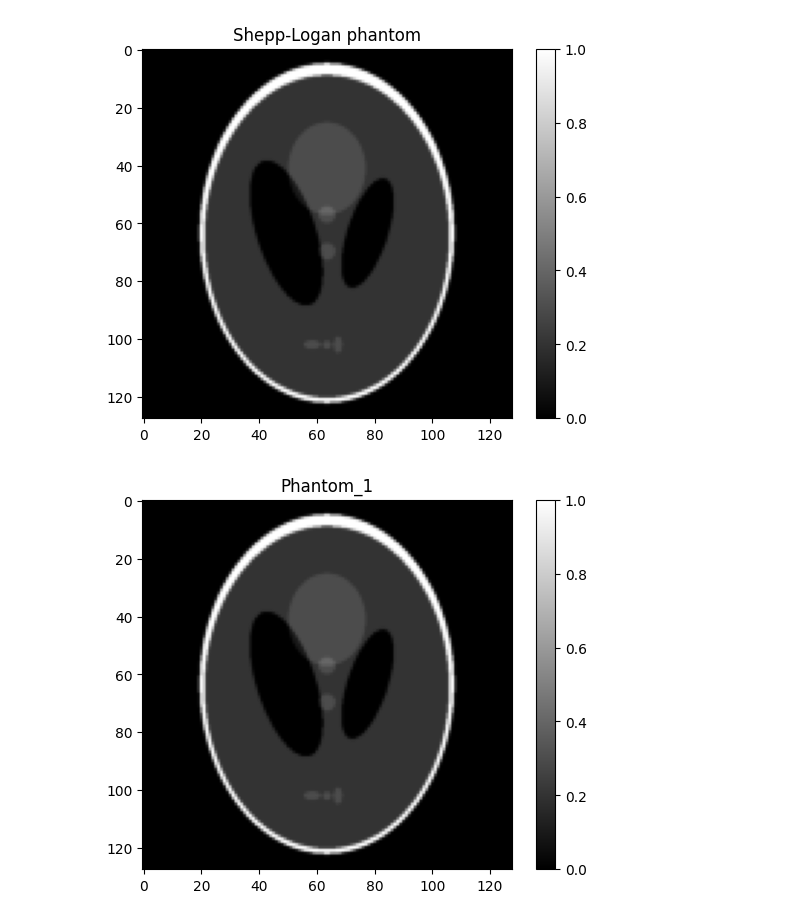
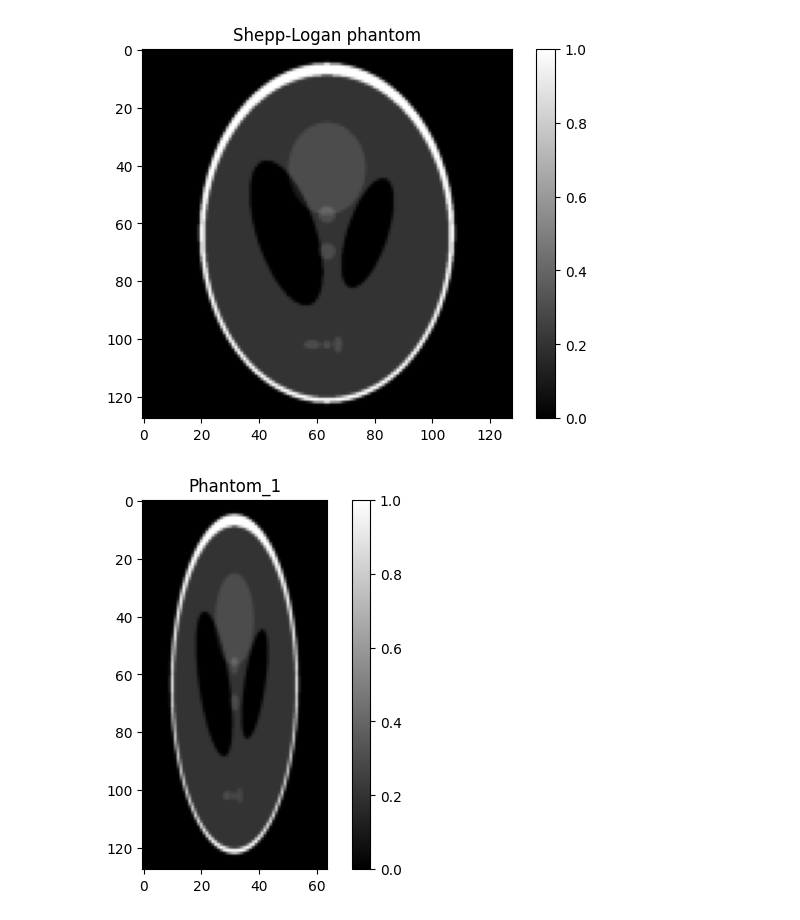
Before and after one commit to MaxStrey/Martinos_MR, a Jupyter notebook: Martinos_project/phantom_generation/phantom_9.ipynb, the cells around one changed output. Drawn from its saved outputs; the diff is of its cells as text; code cells hidden in the pictures.

```diff
--- a/Martinos_project/phantom_generation/phantom_9.ipynb
+++ b/Martinos_project/phantom_generation/phantom_9.ipynb
@@ -20,35 +20,35 @@ plt.imshow(np.abs(phantom), cmap='gray')
 plt.title('Shepp-Logan phantom')
 plt.colorbar()
 plt.show()
 
 
 # K-space size
 Nx = 128
-Ny = 128
+Ny = 32
 
 phantom_1 = resize(phantom, (Nx, Ny))
 
 phantom = phantom.astype(dtype=np.complex128)
 phantom_1 = phantom_1.astype(dtype=np.complex128)
 
 
 # Plot the phantom_1
 plt.imshow(np.abs(phantom_1), cmap='gray')
 plt.title('Phantom_1')
 plt.colorbar()
 plt.show()
 
 
 
 
 gamma = 42.58e6  # Gyromagnetic ratio for hydrogen in Hz/T
 g_mult = 10 # Gradient multiplication factor
 Gx = 0.004755753 * g_mult  # Gradient strength in T/m
 Gy = 0.004755753 * g_mult # Gradient strength in T/m
 #B0 = 1.0  # B0 field in T
 # %% [output]
 [figure]
-[figure, old version]
+[figure, new version]
 # %%
 
 
```
Also changed, not shown: parts of 2 cells of this notebook, 4 other files.
